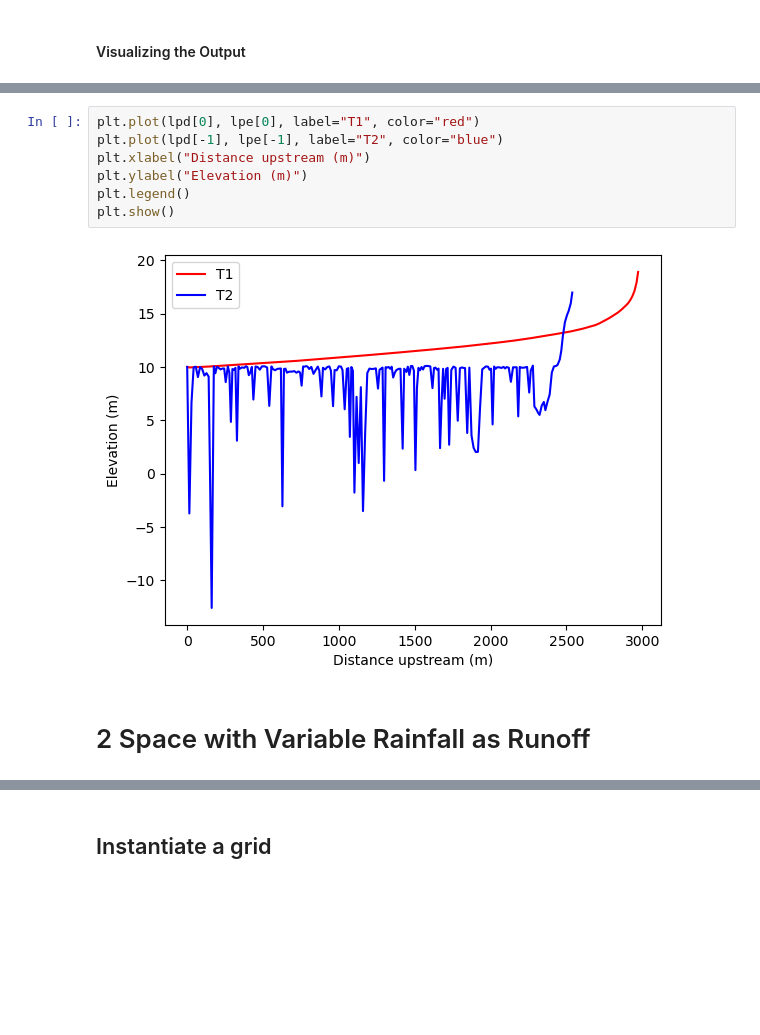
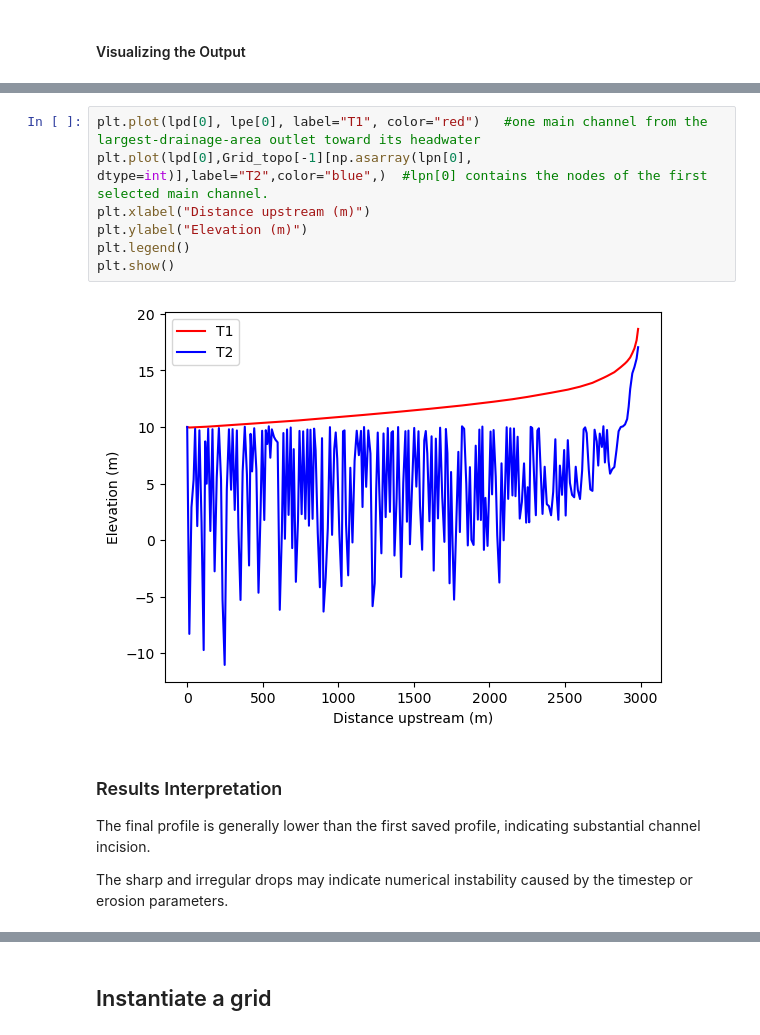
Before and after one commit to csdms-espin/ESPIn_2026_sed_flow, a Jupyter notebook: Sediment_Flow.ipynb, the cells around one changed output, grey strips where cells are left out. Cells and saved outputs as stored; diff of their text form; blank space fills up the shorter version.

Commit message:
Update sediment flow notebook and results

```diff
--- a/Sediment_Flow.ipynb
+++ b/Sediment_Flow.ipynb
@@ -263,11 +366,16 @@ plt.show()
 # %%
-plt.plot(lpd[0], lpe[0], label="T1", color="red")
-plt.plot(lpd[-1], lpe[-1], label="T2", color="blue")
+plt.plot(lpd[0], lpe[0], label="T1", color="red")   #one main channel from the largest-drainage-area outlet toward its headwater
+plt.plot(lpd[0],Grid_topo[-1][np.asarray(lpn[0], dtype=int)],label="T2",color="blue",)  #lpn[0] contains the nodes of the first selected main channel.
 plt.xlabel("Distance upstream (m)")
 plt.ylabel("Elevation (m)")
 plt.legend()
 plt.show()
 # %% [output]
-[figure, old version]
+[figure, new version]
-# %% [markdown]
-# 2 Space with Variable Rainfall as Runoff
+# %% [markdown]
+### Results Interpretation
+
+
+The final profile is generally lower than the first saved profile, indicating substantial channel incision.
+
+The sharp and irregular drops may indicate numerical instability caused by the timestep or erosion parameters.
```
Also changed, not shown: parts of 44 cells of this notebook, 31 other files.
